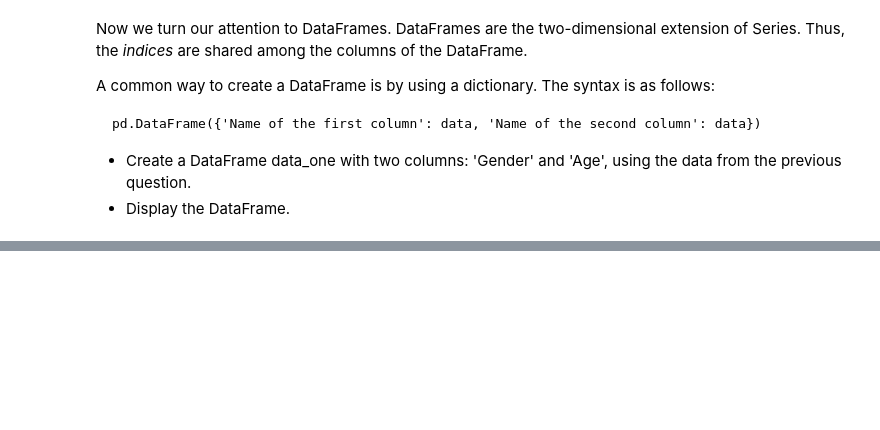
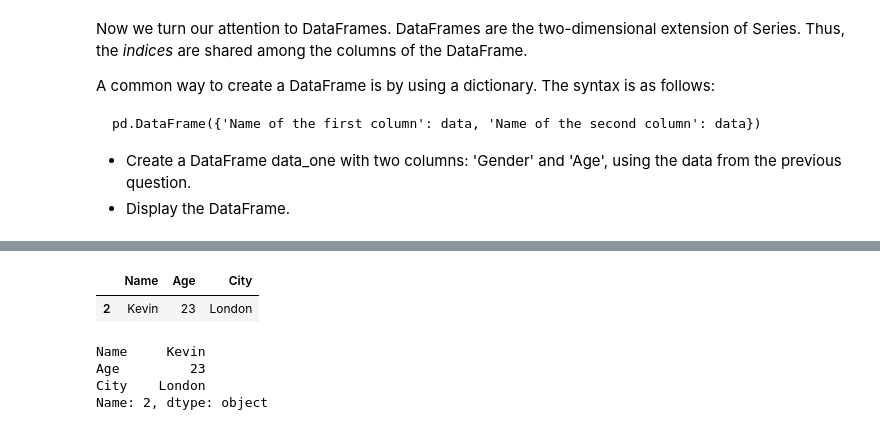
Before and after one commit to Jandsy/introduction_python_dauphine, a Jupyter notebook: Session_2/corrected_numpy_and_pandas_python_dauphine.ipynb, the cells around one changed output, grey strips where cells are left out. Saved outputs shown, nothing was run; the diff lists cells and outputs as text; code cells hidden in the pictures; blank space fills up the shorter version.

```diff
--- a/Session_2/corrected_numpy_and_pandas_python_dauphine.ipynb
+++ b/Session_2/corrected_numpy_and_pandas_python_dauphine.ipynb
@@ -741,0 +892,8 @@ pd.DataFrame({'Name of the first column': data, 'Name of the second column': dat
+# %%
+df = pd.DataFrame({'Name': ['Melvin', 'Siham', 'Kevin', 'Clement', 'Gregoire', 'Fatyme'],
+                   'Age': [24, 25, 23, 27, 24, 25],
+                   'City':['Paris', 'New York', 'London', 'Madrid', 'Berlin', 'Roma']})
+#print(df)
+#print(df.head(5))
+print(df.tail(3))
+print(df.dtypes)
@@ -741,0 +915,14 @@ pd.DataFrame({'Name of the first column': data, 'Name of the second column': dat
+# %%
+df.iloc[[2]]
+# %% [output]
+|  | Name | Age | City |
+| 2 | Kevin | 23 | London |
+# %%
+#print(df[['Name', 'City']])
+print(df.iloc[2,:])
+#print(df[df['Age'] > 25])
+# %% [output]
+Name     Kevin
+Age         23
+City    London
+Name: 2, dtype: object
```
Also changed, not shown: parts of 31 cells of this notebook.
